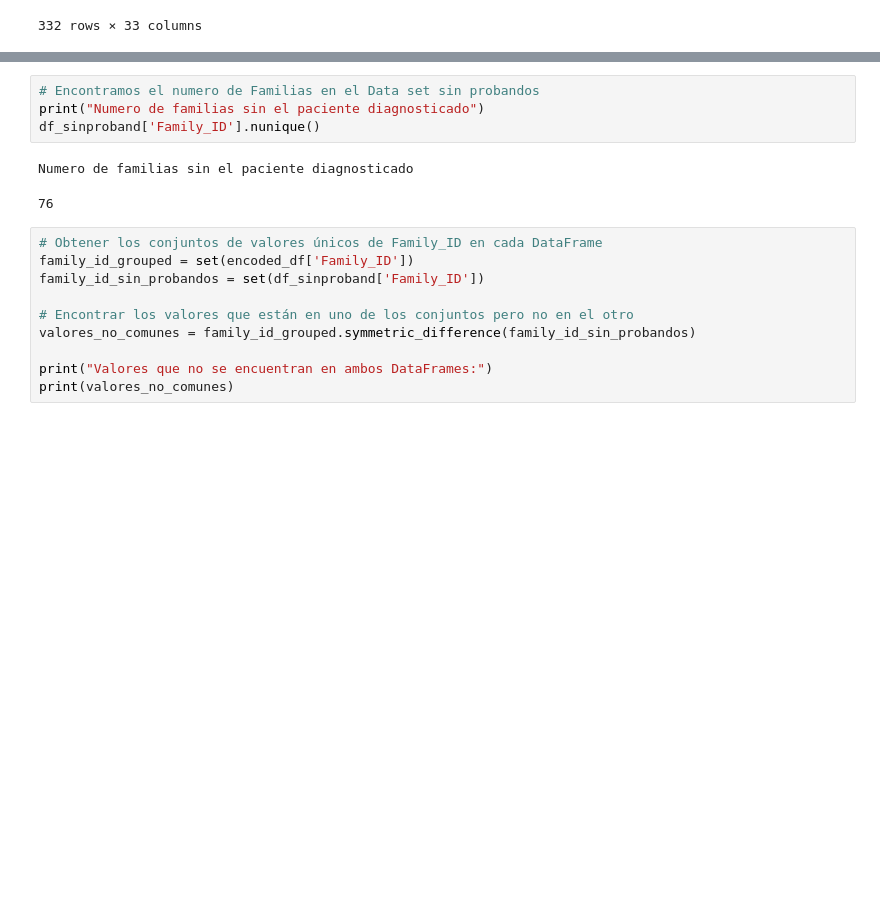
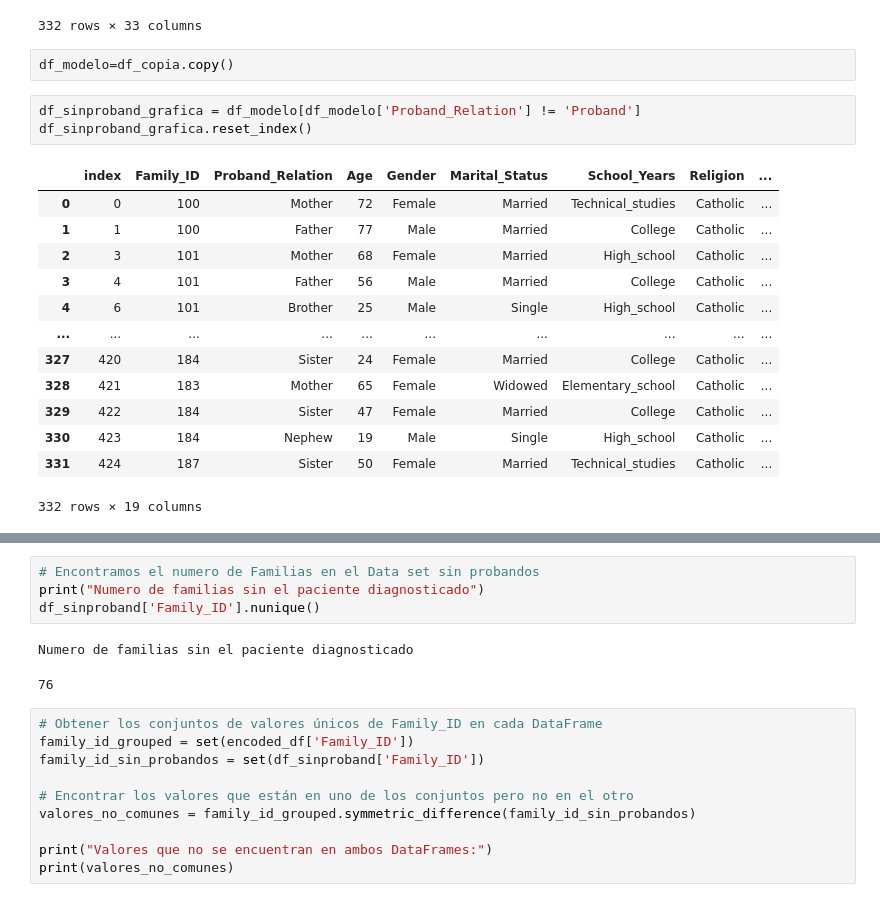
Before and after one commit to A01793101-GMuniz/ProyectoIntegrador, a Jupyter notebook: Avance2_5.ipynb, the cells around one changed output, grey strips where cells are left out. Saved outputs shown, nothing was run; the diff lists cells and outputs as text; blank space fills up the shorter version.

```diff
--- a/Avance2_5.ipynb
+++ b/Avance2_5.ipynb
@@ -432,3 +432,22 @@ df_sinproband.reset_index()
 | 330 | 423 | 184 | 19 | 0 | 0 | 0 | ... |
 | 331 | 424 | 187 | 50 | 0 | 0 | 0 | ... |
 332 rows × 33 columns
+# %%
+df_modelo=df_copia.copy()
+# %%
+df_sinproband_grafica = df_modelo[df_modelo['Proband_Relation'] != 'Proband']
+df_sinproband_grafica.reset_index()
+# %% [output]
+|  | index | Family_ID | Proband_Relation | Age | Gender | Marital_Status | School_Years | Religion | ... |
+| 0 | 0 | 100 | Mother | 72 | Female | Married | Technical_studies | Catholic | ... |
+| 1 | 1 | 100 | Father | 77 | Male | Married | College | Catholic | ... |
+| 2 | 3 | 101 | Mother | 68 | Female | Married | High_school | Catholic | ... |
+| 3 | 4 | 101 | Father | 56 | Male | Married | College | Catholic | ... |
+| 4 | 6 | 101 | Brother | 25 | Male | Single | High_school | Catholic | ... |
+| ... | ... | ... | ... | ... | ... | ... | ... | ... | ... |
+| 327 | 420 | 184 | Sister | 24 | Female | Married | College | Catholic | ... |
+| 328 | 421 | 183 | Mother | 65 | Female | Widowed | Elementary_school | Catholic | ... |
+| 329 | 422 | 184 | Sister | 47 | Female | Married | College | Catholic | ... |
+| 330 | 423 | 184 | Nephew | 19 | Male | Single | High_school | Catholic | ... |
+| 331 | 424 | 187 | Sister | 50 | Female | Married | Technical_studies | Catholic | ... |
+332 rows × 19 columns
```
Also changed, not shown: parts of 5 cells of this notebook.
